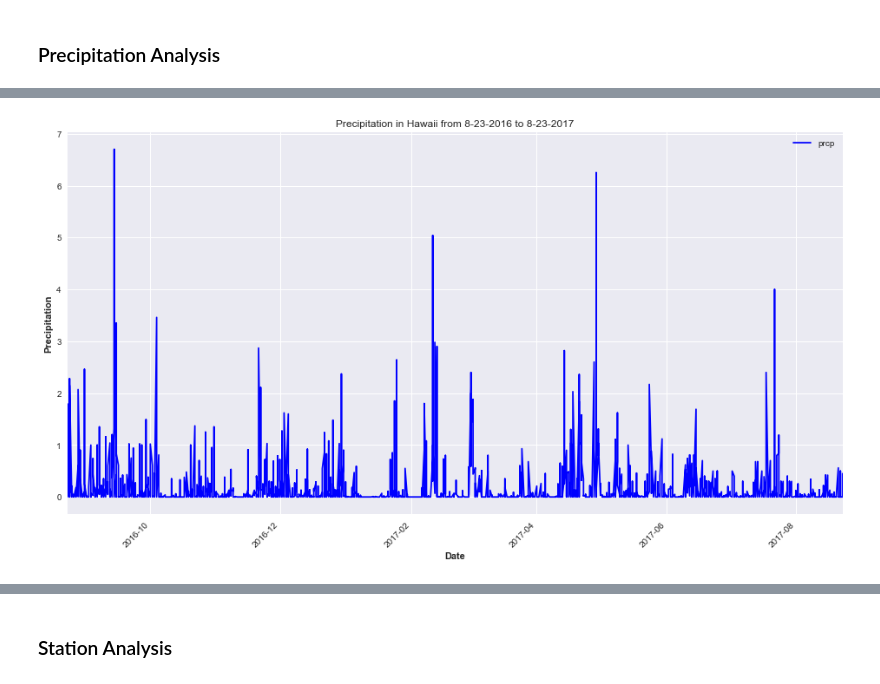
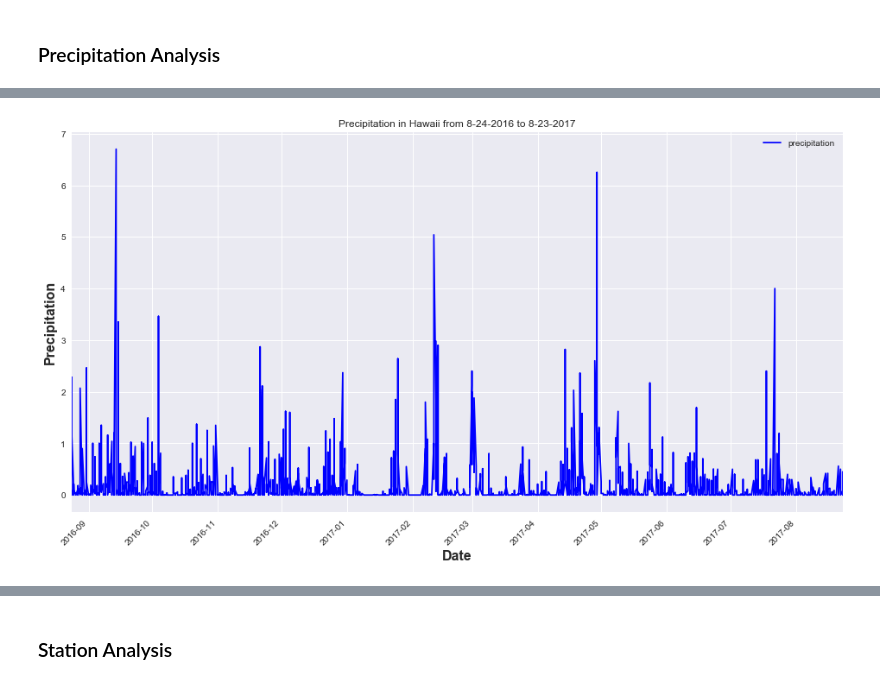
Before and after one commit to williamsongigi69/sqlalchemy-challenge, a Jupyter notebook: climate_analysis.ipynb, the cells around one changed output, grey strips where cells are left out. Drawn from its saved outputs; the diff is of its cells as text; code cells hidden in the pictures.

```diff
--- a/climate_analysis.ipynb
+++ b/climate_analysis.ipynb
@@ -47,6 +35,6 @@ session = Session(engine)
 # %% [markdown]
 ### Precipitation Analysis
 # %%
-#query the database for a years worth of precipitation data. Focus on most recent.
-precipitation_analysis_1 = session.query(Measurement.date, Measurement.prcp).filter(Measurement.date >= "2016-08-23").\
+# queries the database for previous years precipitation data.
+precip_analysis = session.query(Measurement.date, Measurement.prcp).filter(Measurement.date >= "2016-08-24").\
     filter(Measurement.date <= "2017-08-23").all()
@@ -56,2 +41,4 @@ pre_df = pd.DataFrame(precipitation_analysis_1)
+# %%
+precip_df = pd.DataFrame(precip_analysis)                                    # loads query results => dataframe
 # %%
-pre_df['date'] = pd.to_datetime(pre_df['date'])
+precip_df['date'] = pd.to_datetime(precip_df['date'])                        # converts date to datetime object
@@ -68,0 +45,4 @@ prec_df.head()
+# %%
+precip_df = precip_df.set_index('date')                                      # reindexes dataframe by date
+precip_df.rename(columns = {'prcp': 'precipitation'}, inplace=True)          # renames column for legend
+precip_df.head()
@@ -69,9 +57,9 @@ prec_df.head()
 # %%
-#plot the data
-prec_plot = prec_df.plot(figsize = (16, 9), sort_columns=True, rot=45, use_index=True, legend=True, grid=True, color='b')
-plt.ylabel('Precipitation', weight='bold')
-plt.xlabel('Date', weight='bold')
-plt.title("Precipitation in Hawaii from 8-23-2016 to 8-23-2017")
+# plots the data
+precip_plot = precip_df.plot(figsize = (16, 9), sort_columns=True, rot=45, use_index=True, legend=True, grid=True, color='b')
+plt.ylabel('Precipitation', fontsize=16, weight='bold')
+plt.xlabel('Date', fontsize=16, weight='bold')
+plt.title("Precipitation in Hawaii from 8-24-2016 to 8-23-2017")
 plt.show()
 # %% [output]
-[figure, old version]
+[figure, new version]
```
Also changed, not shown: parts of 13 cells of this notebook, 2 other files.
